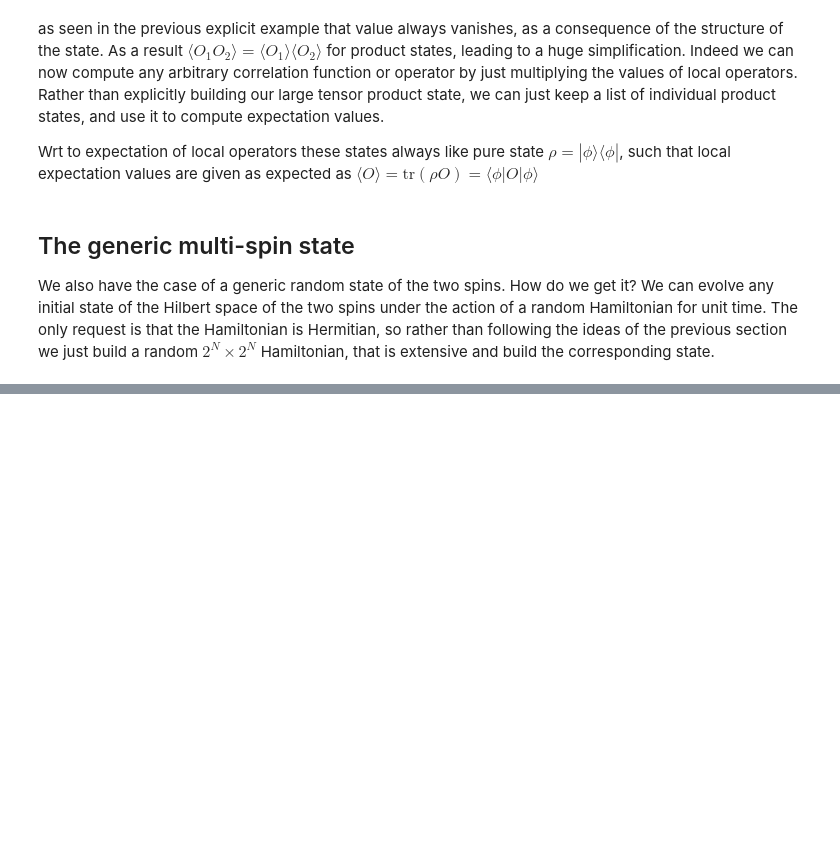
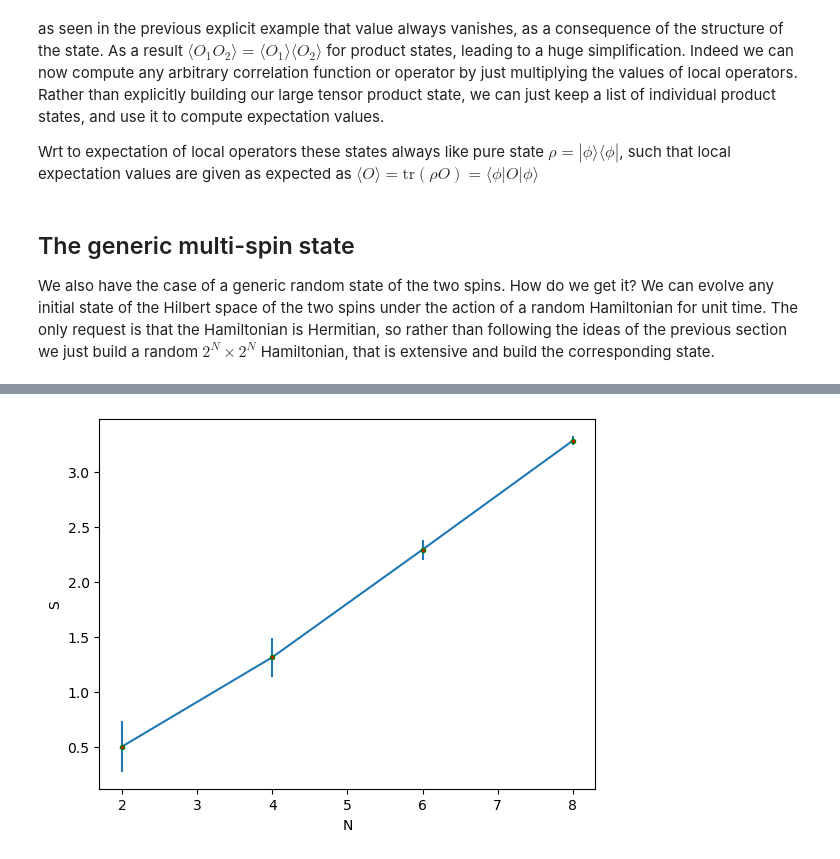
Before and after one commit to lukyluket/Tensor_network_course, a Jupyter notebook: notebooks_with_solutions/first_class.ipynb, the cells around one changed output, grey strips where cells are left out. Drawn from its saved outputs; the diff is of its cells as text; code cells hidden in the pictures; blank space fills up the shorter version.

```diff
--- a/notebooks_with_solutions/first_class.ipynb
+++ b/notebooks_with_solutions/first_class.ipynb
@@ -221,0 +245,7 @@ for N in range(2,10,2):
+# %%
+plt.errorbar( range(2,10,2), mean_ent,std_ent,marker='o', mfc='red',
+         mec='green', ms=3, mew=1)
+plt.xlabel('N');
+plt.ylabel('S');
+# %% [output]
+[figure, added]
```
Also changed, not shown: parts of 3 cells of this notebook, 2 other files.
